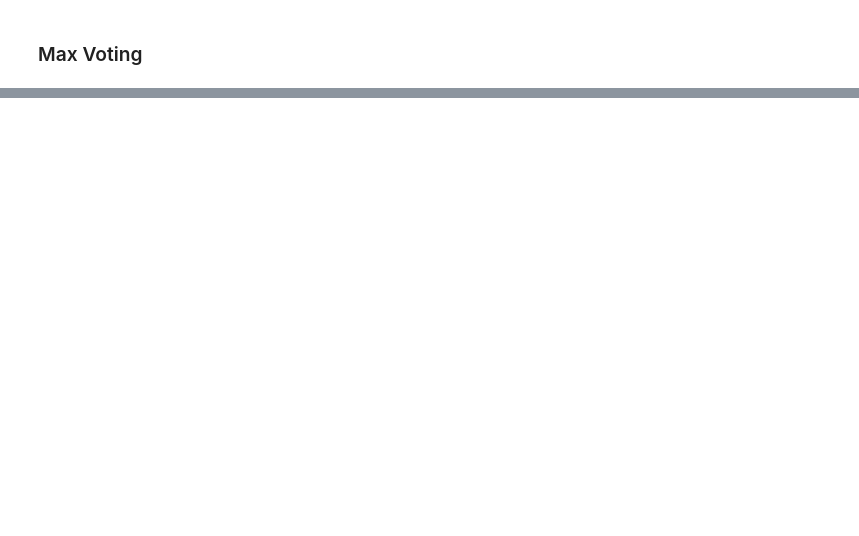
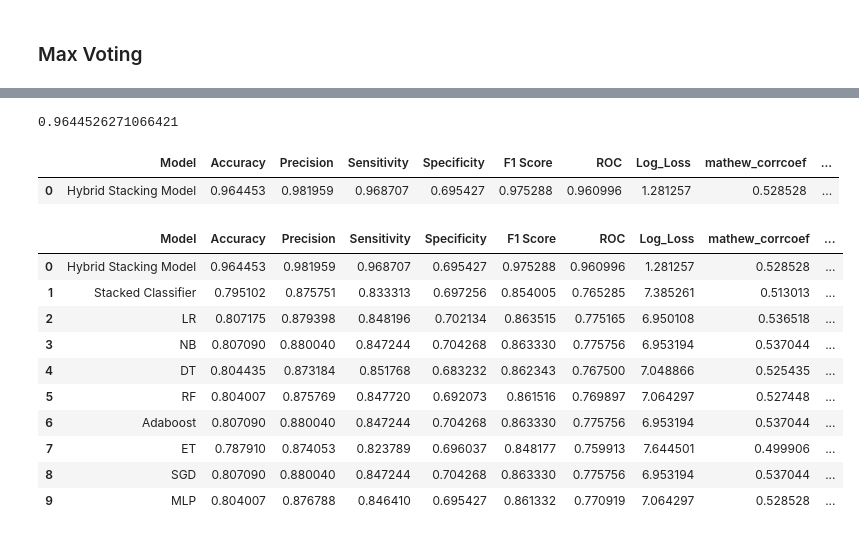
Before and after one commit to Wahaj-Raza/Cognitive-Environmental-Analysis, a Jupyter notebook: Cognitive Environmental Analysis Student Grade Prediction.ipynb, the cells around one changed output, grey strips where cells are left out. Saved outputs shown, nothing was run; the diff lists cells and outputs as text; code cells hidden in the pictures; blank space fills up the shorter version.

```diff
--- a/Cognitive Environmental Analysis Student Grade Prediction.ipynb
+++ b/Cognitive Environmental Analysis Student Grade Prediction.ipynb
@@ -768,0 +961,11 @@ weighted avg       0.81      0.81      0.81     11679
+# %%
+# Importing Necessary Libraries
+from sklearn.ensemble import StackingClassifier
+X_test, y_test = smt.fit_resample(X_test, y_test)
+estimators = [('SGD Classifier', SGDClassifier()),
+        ('Random Forest', RandomForestClassifier(n_estimators = 100, random_state = 0, max_depth = 7)),
+        ('Multi Layer Perceptron', MLPClassifier(activation = "tanh", alpha = 0.05, random_state = 0))]
+# Setting up the Meta-Classifier
+clf = StackingClassifier(estimators = estimators, final_estimator = XGBClassifier(random_state = 0))
+# fitting my model
+clf.fit(X_train, y_train)
@@ -768,0 +1024,5 @@ weighted avg       0.81      0.81      0.81     11679
+# %%
+# predicting the test set results
+y_pred = clf.predict(X_test)
+# Checking Accuracy
+print(classification_report(y_test, y_pred))
@@ -768,0 +1038,4 @@ weighted avg       0.81      0.81      0.81     11679
+# %%
+print(accuracy_score(y_test, y_pred))
+# %% [output]
+0.9644526271066421
@@ -768,0 +1044,35 @@ weighted avg       0.81      0.81      0.81     11679
+# %%
+CM=confusion_matrix(Y_test,models[column])
+
+TN = CM[0][0]
+FN = CM[1][0]
+TP = CM[1][1]
+FP = CM[0][1]
+specificity = TN/(TN+FP)
+loss_log = metrics.log_loss(y_test, y_pred)
+acc= accuracy_score(y_test, y_pred)
+roc=metrics.roc_auc_score(y_test, y_pred)
+prec = metrics.precision_score(y_test, y_pred)
+rec = metrics.recall_score(y_test, y_pred)
+f1 = metrics.f1_score(y_test, y_pred)
+Hybrid_staking_clf_results =pd.DataFrame([['Hybrid Stacking Model',acc, prec,rec,specificity, f1,roc, loss_log,mathew, cohen_kappa]],
+               columns = ['Model', 'Accuracy','Precision', 'Sensitivity','Specificity', 'F1 Score','ROC','Log_Loss','mathew_corrcoef', 'Cohen Kappa'])
+Hybrid_staking_clf_results
+# %% [output]
+|  | Model | Accuracy | Precision | Sensitivity | Specificity | F1 Score | ROC | Log_Loss | mathew_corrcoef | ... |
+| 0 | Hybrid Stacking Model | 0.964453 | 0.981959 | 0.968707 | 0.695427 | 0.975288 | 0.960996 | 1.281257 | 0.528528 | ... |
+# %%
+model_results_all= pd.concat([Hybrid_staking_clf_results, model_results_all], ignore_index = True)
+model_results_all
+# %% [output]
+|  | Model | Accuracy | Precision | Sensitivity | Specificity | F1 Score | ROC | Log_Loss | mathew_corrcoef | ... |
+| 0 | Hybrid Stacking Model | 0.964453 | 0.981959 | 0.968707 | 0.695427 | 0.975288 | 0.960996 | 1.281257 | 0.528528 | ... |
+| 1 | Stacked Classifier | 0.795102 | 0.875751 | 0.833313 | 0.697256 | 0.854005 | 0.765285 | 7.385261 | 0.513013 | ... |
+| 2 | LR | 0.807175 | 0.879398 | 0.848196 | 0.702134 | 0.863515 | 0.775165 | 6.950108 | 0.536518 | ... |
+| 3 | NB | 0.807090 | 0.880040 | 0.847244 | 0.704268 | 0.863330 | 0.775756 | 6.953194 | 0.537044 | ... |
+| 4 | DT | 0.804435 | 0.873184 | 0.851768 | 0.683232 | 0.862343 | 0.767500 | 7.048866 | 0.525435 | ... |
+| 5 | RF | 0.804007 | 0.875769 | 0.847720 | 0.692073 | 0.861516 | 0.769897 | 7.064297 | 0.527448 | ... |
+| 6 | Adaboost | 0.807090 | 0.880040 | 0.847244 | 0.704268 | 0.863330 | 0.775756 | 6.953194 | 0.537044 | ... |
+| 7 | ET | 0.787910 | 0.874053 | 0.823789 | 0.696037 | 0.848177 | 0.759913 | 7.644501 | 0.499906 | ... |
+| 8 | SGD | 0.807090 | 0.880040 | 0.847244 | 0.704268 | 0.863330 | 0.775756 | 6.953194 | 0.537044 | ... |
+| 9 | MLP | 0.804007 | 0.876788 | 0.846410 | 0.695427 | 0.861332 | 0.770919 | 7.064297 | 0.528528 | ... |
```
Also changed, not shown: parts of 30 cells of this notebook, 2 other files.
